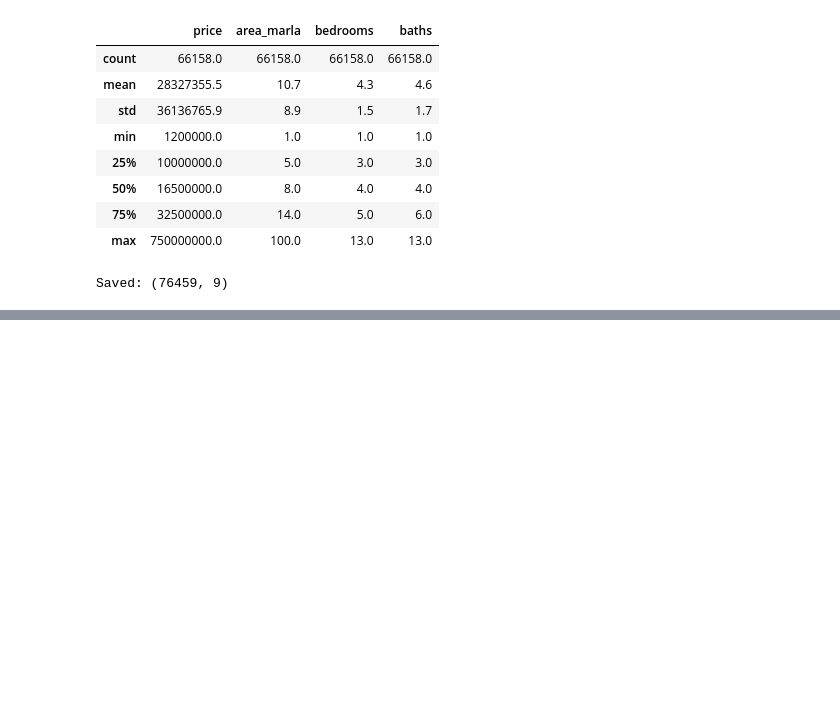
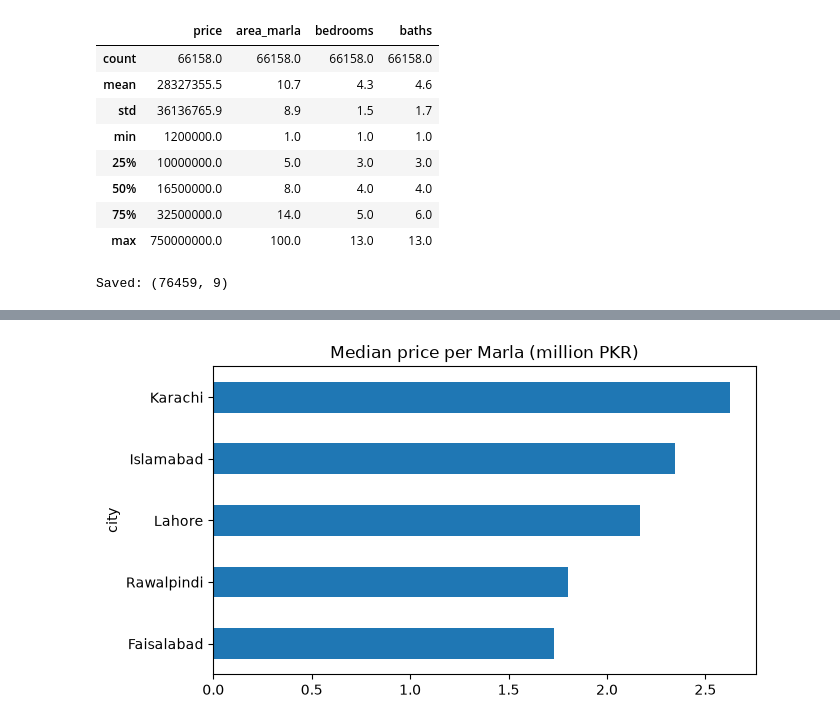
Before and after one commit to ahmedgill2005/zameen-price-predictor, a Jupyter notebook: notebooks/01_exploration.ipynb, the cells around one changed output, grey strips where cells are left out. Cells and saved outputs as stored; diff of their text form; code cells hidden in the pictures; blank space fills up the shorter version.

```diff
--- a/notebooks/01_exploration.ipynb
+++ b/notebooks/01_exploration.ipynb
@@ -190,0 +200,6 @@ Saved: (76459, 9)
+# %%
+ppm = (houses["price"] / houses["area_marla"]).groupby(houses["city"]).median() / 1e6
+ppm.sort_values().plot(kind="barh", figsize=(7, 4), title="Median price per Marla (million PKR)")
+plt.show()
+# %% [output]
+[figure, added]
```
Also changed, not shown: parts of 4 cells of this notebook.
